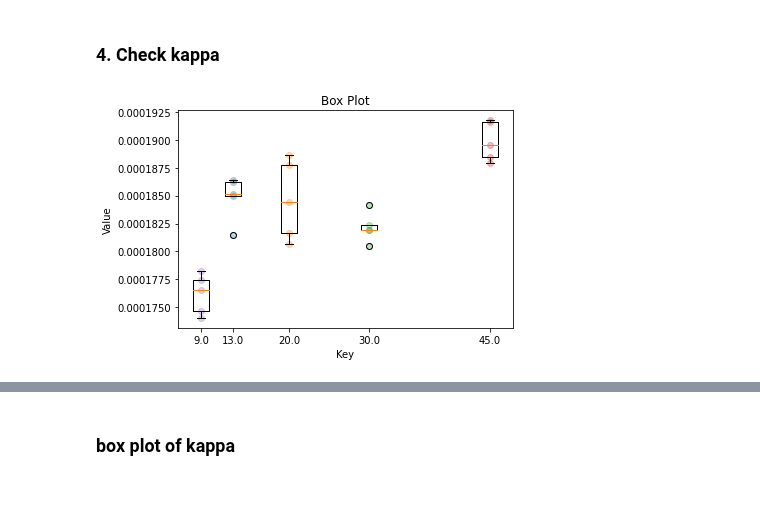
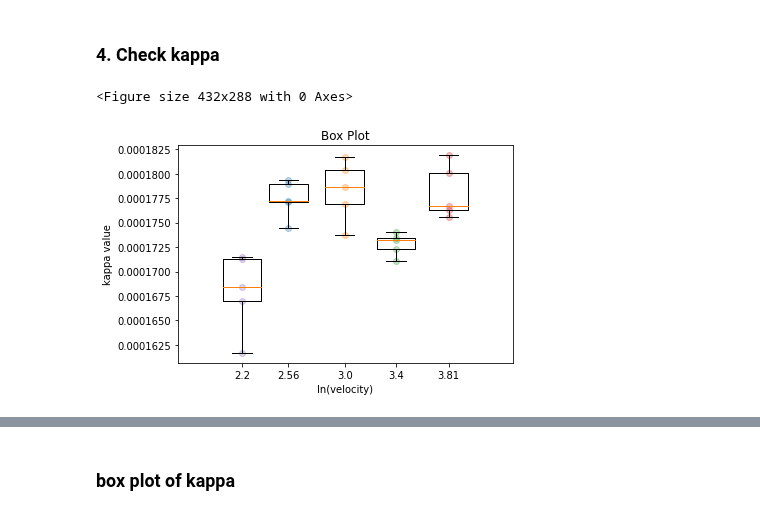
Before and after one commit to JoanneCETsai/Temperature_Calibration, a Jupyter notebook: code/5set_test.ipynb, the cells around one changed output, grey strips where cells are left out. Drawn from its saved outputs; the diff is of its cells as text; code cells hidden in the pictures.

```diff
--- a/code/5set_test.ipynb
+++ b/code/5set_test.ipynb
@@ -181,6 +181,7 @@ for g in range(folder_num):
         power = [int(x) for x in power_list_dict[g][i]][1:]
         files = all_files_dict[g][key]
 
+        plt.figure(figsize=(12, 8))
         for p in power:
             dR_list = []
             for file in tqdm(files):
@@ -191,11 +192,16 @@ for g in range(folder_num):
 
             x = [frame for frame in range(0,len(dR_list))]
 
-            plt.plot(x, dR_list, marker="o")
-            plt.title("{}mm per sec".format(key))
-            plt.xlabel("frame")
-            plt.ylabel("dR/R")
+
+            plt.plot(x, dR_list, marker="o", label="{}W".format(p))
+            plt.title("{}mm per sec".format(key), fontsize=18)
+            plt.xlabel("frame", fontsize=16)
+            plt.ylabel("dR/R", fontsize=16)
             plt.ylim(0,0.4)
+            plt.legend(fontsize=12)
+            plt.tick_params(axis='x', labelsize=14)
+            plt.tick_params(axis='y', labelsize=14)
+
 
         plt.savefig("/Users/chiaentsai/Desktop/lab/Temperature_Calibration/5set_test/set{}/dRoverR_vs_frame/{}mmpersec.png".format(g+1,key), format="PNG")
         plt.close()
@@ -285,7 +291,7 @@ for i, v in enumerate(list(Si_melting_W.keys())):
         plt.plot(power_used_dict[g][v], dRoverR_dict[g][i], '.')
         y_pred = [expo(j, *popt) for j in power_used_dict[g][v]]
         plt.plot(power_used_dict[g][v], y_pred)
-        plt.xlabel("power")
+        plt.xlabel("power (W)")
         plt.ylabel("dR/R")
         plt.title("{}mm per sec".format(v))
         plt.savefig("/Users/chiaentsai/Desktop/lab/Temperature_Calibration/5set_test/dRoverR_fit_figure/{}mm.png".format(v), format="PNG")
@@ -307,8 +313,8 @@ for i, v in enumerate(list(Si_melting_W.keys())):
         plt.plot(gold_melting_W[v], 1064, marker="o", color = 'g', label='gold')
         if g == 0:
             plt.legend(loc="upper left")
-        plt.xlabel("power")
-        plt.ylabel("temperature")
+        plt.xlabel("power (W)")
+        plt.ylabel("temperature (℃)")
         plt.title("{}mm per sec".format(v))
         plt.savefig("/Users/chiaentsai/Desktop/lab/Temperature_Calibration/5set_test/gold_Si_fit/{}mm.png".format(v), format="PNG")
         Dict_kappa_avg[g][v] = float(res.x)
@@ -334,38 +340,47 @@ for i, v in enumerate(list(Si_melting_W.keys())):
     avg_k = k / len(Dict_kappa_avg)
     Dict_kappa_v[v] = avg_k
     con = con + avg_k
 kappa_avg = con / len(list(Si_melting_W.keys()))
 
 
 # box
 kappa_box = {}
 for key1, val1 in Dict_kappa_avg.items():
     for key2, val2 in val1.items():
         if key2 in kappa_box:
             kappa_box[key2].append(val2)
         else:
             kappa_box[key2] = [val2]
 
 # create a list of keys for the x-axis
-keys = [float(k) for k in kappa_box.keys()]
+#我改了這
+keys = [round(np.log(float(k)),2) for k in kappa_box.keys()]
 
 # create a list of values for the y-axis
 values = list(kappa_box.values())
 
+# box plot
+ax.boxplot(values, positions=keys, widths=0.5)
+ax.set_xlabel('ln(velocity)')
+ax.set_ylabel("kappa value")
+ax.set_title('Box Plot')
+plt.show()
+plt.savefig("/Users/chiaentsai/Desktop/lab/Temperature_Calibration/5set_test/kappa_boxplot_for_eachV_lnv_box.png", format="PNG")
 # scatter plot
 fig, ax = plt.subplots()
 for i in range(len(keys)):
     ax.scatter([keys[i]]*len(values[i]), values[i], alpha=0.3)
 
-ax.set_xlabel('Key')
-ax.set_ylabel('Value')
+ax.set_xlabel('velocity (mm/s)')
+ax.set_ylabel('kappa value')
 ax.set_title('Scatter Plot')
 # box plot
-ax.boxplot(values, positions=keys, widths=2)
-ax.set_xlabel('Key')
-ax.set_ylabel('Value')
+ax.boxplot(values, positions=keys, widths=0.3)
+ax.set_xlabel('ln(velocity)')
+ax.set_ylabel("kappa value")
 ax.set_title('Box Plot')
 # plt.show()
-plt.savefig("/Users/chiaentsai/Desktop/lab/Temperature_Calibration/5set_test/kappa_boxplot_for_eachV.png", format="PNG")
+plt.savefig("/Users/chiaentsai/Desktop/lab/Temperature_Calibration/5set_test/kappa_boxplot_for_eachV_lnv.png", format="PNG")
 # %% [output]
+<Figure size 432x288 with 0 Axes>
-[figure, old version]
+[figure, new version]
```
Also changed, not shown: parts of 12 cells of this notebook, 1 other file.
